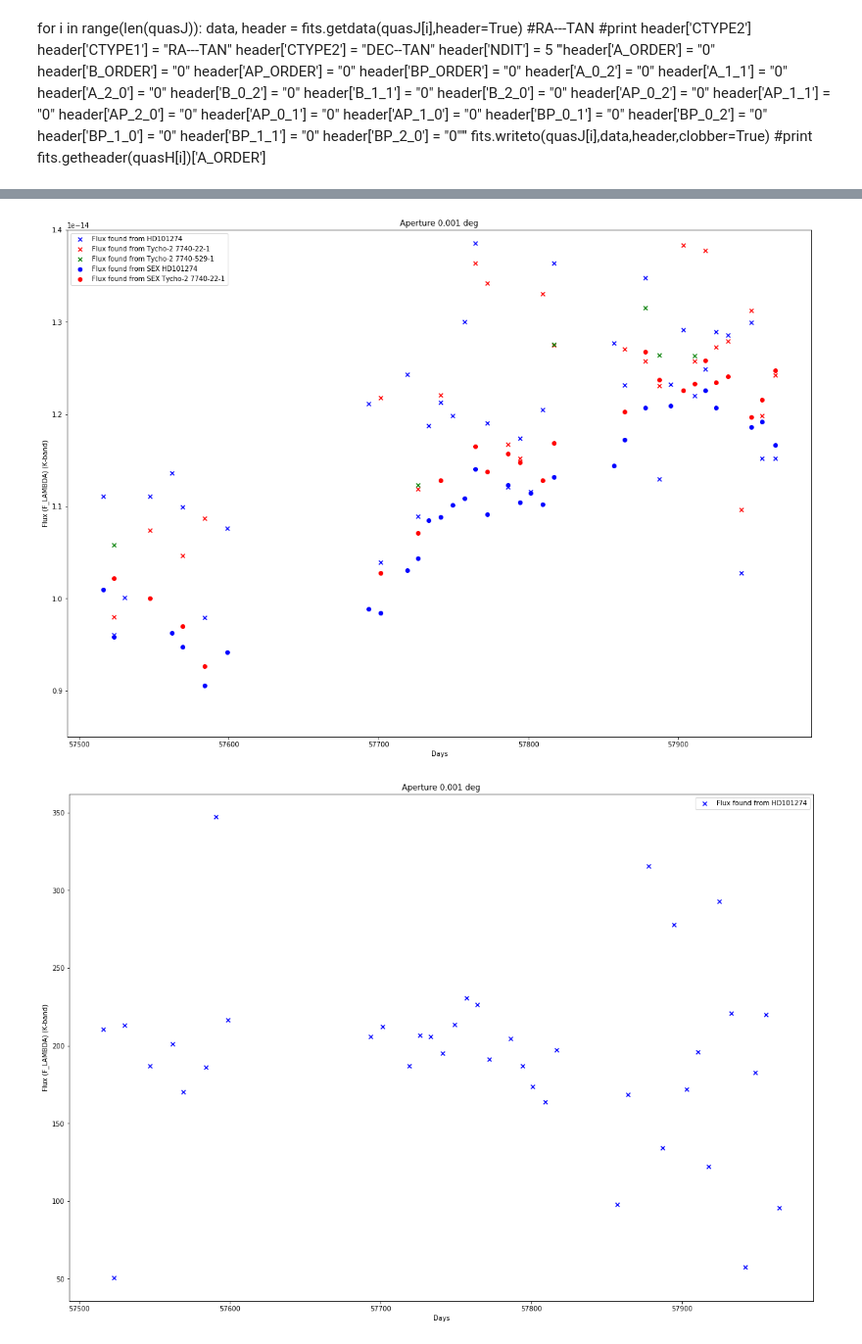
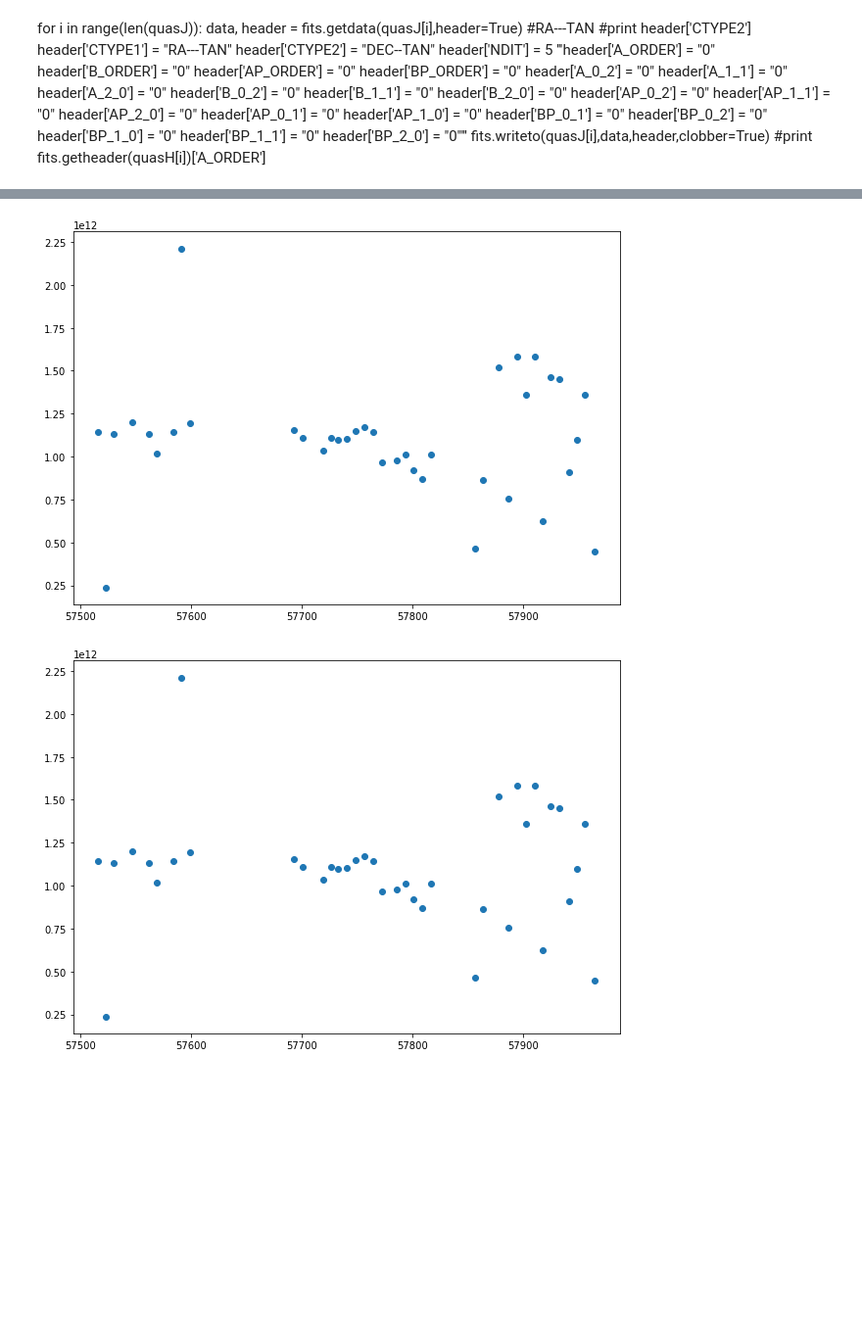
Before and after one commit to LyngeLauritsen/AGNlight, a Jupyter notebook: MasterP/NGC3783J-FLUX-CALIBRATION.ipynb, the cells around one changed output, grey strips where cells are left out. Shown at 98% size. Saved outputs shown, nothing was run; the diff lists cells and outputs as text; code cells hidden in the pictures; blank space fills up the shorter version.

```diff
--- a/MasterP/NGC3783J-FLUX-CALIBRATION.ipynb
+++ b/MasterP/NGC3783J-FLUX-CALIBRATION.ipynb
@@ -606,36 +539,27 @@ ABS_FLUX_V_2,ABS_FLUX_V_3,date,poissonAGN,poissonHD,poisson22,poisson529 = AGNfl
-# %%
-plt.figure(figsize=(20,14))
-plt.scatter(date,np.array(ABS_FLUX_LAMBDA_1),marker='x',\
-            color='b',label='Flux found from HD101274')
-plt.scatter(date,np.array(ABS_FLUX_LAMBDA_2),marker='x',\
-            color='r',label='Flux found from Tycho-2 7740-22-1')
-plt.scatter(date_1,np.array(ABS_FLUX_LAMBDA_3),marker='x',\
-            color='g',label='Flux found from Tycho-2 7740-529-1')
-plt.scatter(date_1,ABS_FLUX_LAMBDA_1_1,marker='o',\
-            color='b',label='Flux found from SEX HD101274')
-plt.scatter(date_1,np.array(ABS_FLUX_LAMBDA_2_1),marker='o',\
-            color='r',label='Flux found from SEX Tycho-2 7740-22-1')
-#plt.scatter(date_1,np.array(ABS_FLUX_LAMBDA_3_1),marker='o',\
-#            color='g',label='Flux found from Tycho-2 7740-529-1')
-plt.xlabel('Days')
-plt.ylabel('Flux (F_LAMBDA) (K-band)')
-plt.title('Aperture 0.001 deg')
-#plt.yscale('log')
-plt.ylim([0.85*10**(-14),1.4*10**(-14)])
-plt.legend()
-plt.show()
-
-plt.figure(figsize=(20,14))
-plt.scatter(date,np.array(SNR1),marker='x',\
-            color='b',label='Flux found from HD101274')
-plt.xlabel('Days')
-plt.ylabel('Flux (F_LAMBDA) (K-band)')
-plt.title('Aperture 0.001 deg')
-#plt.yscale('log')
-#plt.ylim([0.15,0.20])
-#plt.xlim([57580,57600])
-plt.legend()
-plt.show()
-# %% [output]
-[figure, removed]
-[figure, removed]
+# %%
+plt.figure(figsize=(10,7))
+plt.scatter(SNR_part[:,0],SNR_part[:,1])
+plt.show()
+
+plt.figure(figsize=(10,7))
+plt.scatter(SNR_part_1[:,0],SNR_part[:,1])
+plt.show()
+
+plt.figure(figsize=(10,7))
+plt.scatter(SNR_part[:,0],SNR_part[:,2])
+plt.show()
+
+plt.figure(figsize=(10,7))
+plt.scatter(SNR_part_1[:,0],SNR_part[:,2])
+plt.show()
+
+plt.figure(figsize=(10,7))
+plt.scatter(SNR_part[:,0],SNR_part[:,3])
+plt.show()
+
+plt.figure(figsize=(10,7))
+plt.scatter(SNR_part_1[:,0],SNR_part[:,3])
+plt.show()
+# %% [output]
+[figure, added]
+[figure, added]
```
Also changed, not shown: parts of 12 cells of this notebook, 3 other files.
